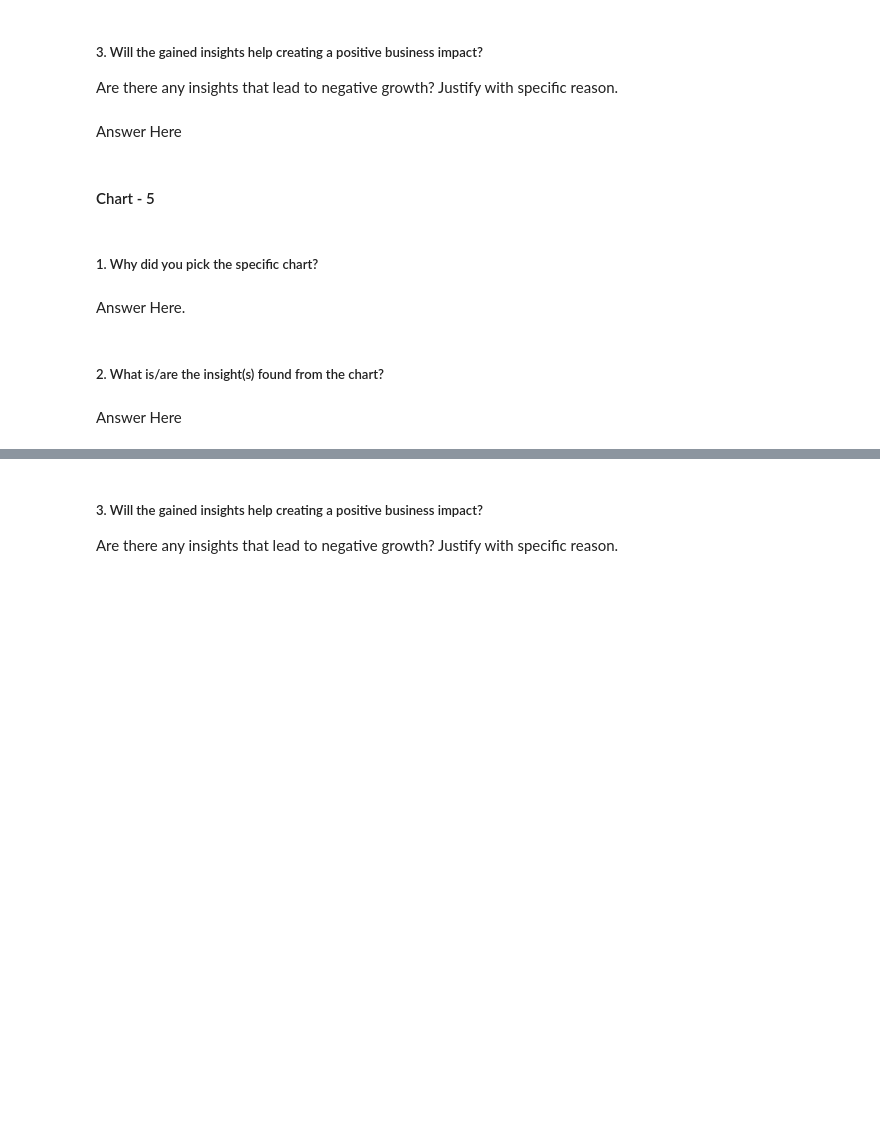
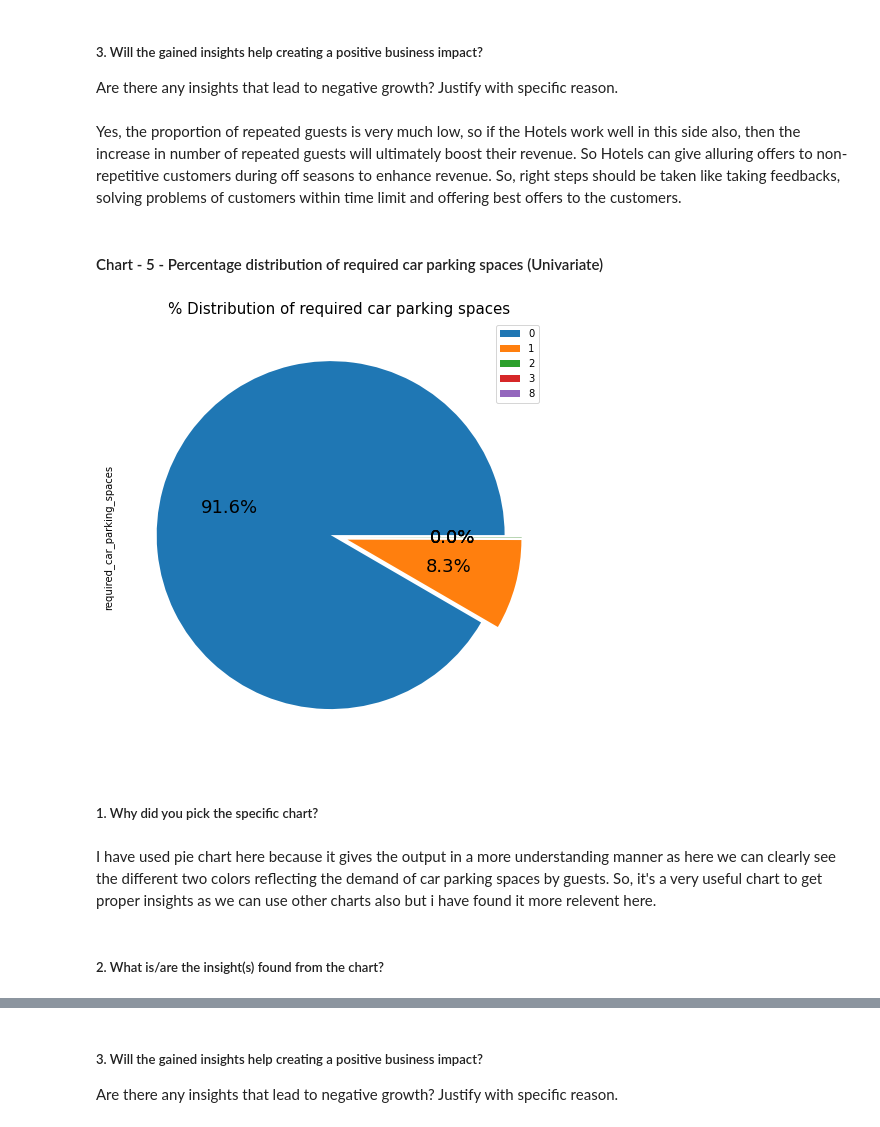
Before and after one commit to Apaulgithub/Hotel_Booking_Exploratory_Data_Analysis, a Jupyter notebook: Capstone_Project_1_Hotel_Booking_Analysis_EDA_Submission.ipynb, the cells around one changed output, grey strips where cells are left out. Cells and saved outputs as stored; diff of their text form; code cells hidden in the pictures; blank space fills up the shorter version.

```diff
--- a/Capstone_Project_1_Hotel_Booking_Analysis_EDA_Submission.ipynb
+++ b/Capstone_Project_1_Hotel_Booking_Analysis_EDA_Submission.ipynb
@@ -853,7 +899,3 @@ Answer Here
 # %% [markdown]
 ##### 3. Will the gained insights help creating a positive business impact?
 Are there any insights that lead to negative growth? Justify with specific reason.
-# %% [markdown]
-Answer Here
-# %% [markdown]
-#### Chart - 5
@@ -862,8 +902,27 @@ Answer Here
+# %% [markdown]
+Yes, the proportion of repeated guests is very much low, so if the Hotels work well in this side also, then the increase in number of repeated guests will ultimately boost their revenue. So Hotels can give alluring offers to non-repetitive customers during off seasons to enhance revenue. So, right steps should be taken like taking feedbacks, solving problems of customers within time limit and offering best offers to the customers.
+# %% [markdown]
+#### Chart - 5 - Percentage distribution of required car parking spaces (Univariate)
+# %%
+# Chart - 5 visualization code
+
+# Visualizing by pie chart
+hotel_booking_df['required_car_parking_spaces'].value_counts().plot.pie(explode=[0.05]*5, autopct ='%1.1f%%', shadow = False, figsize =(12,8), fontsize = 18, labels = None)
+
+# Create the figure object
+labels = hotel_booking_df['required_car_parking_spaces'].value_counts().index
+
+# Set labels
+plt.title('% Distribution of required car parking spaces', fontsize = 15)
+plt.legend(bbox_to_anchor = (0.85, 1), loc = 'upper left', labels = labels)
+
+# Plot the graph
+plt.show()
+# %% [output]
+[figure, added]
 # %% [markdown]
 ##### 1. Why did you pick the specific chart?
-# %% [markdown]
-Answer Here.
+# %% [markdown]
+I have used pie chart here because it gives the output in a more understanding manner as here we can clearly see the different two colors reflecting the demand of car parking spaces by guests. So, it's a very useful chart to get proper insights as we can use other charts also but i have found it more relevent here.
 # %% [markdown]
 ##### 2. What is/are the insight(s) found from the chart?
-# %% [markdown]
-Answer Here
```
Also changed, not shown: parts of 74 cells of this notebook.
